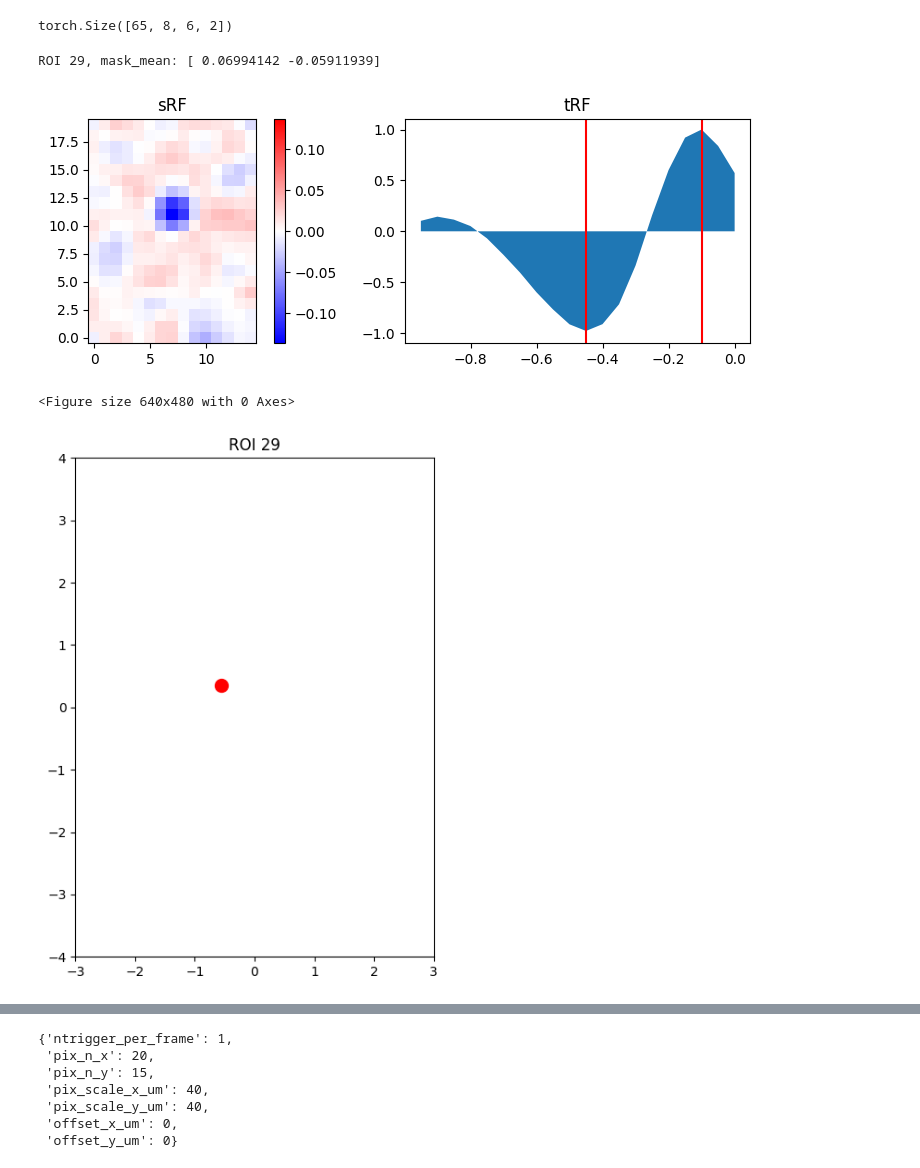
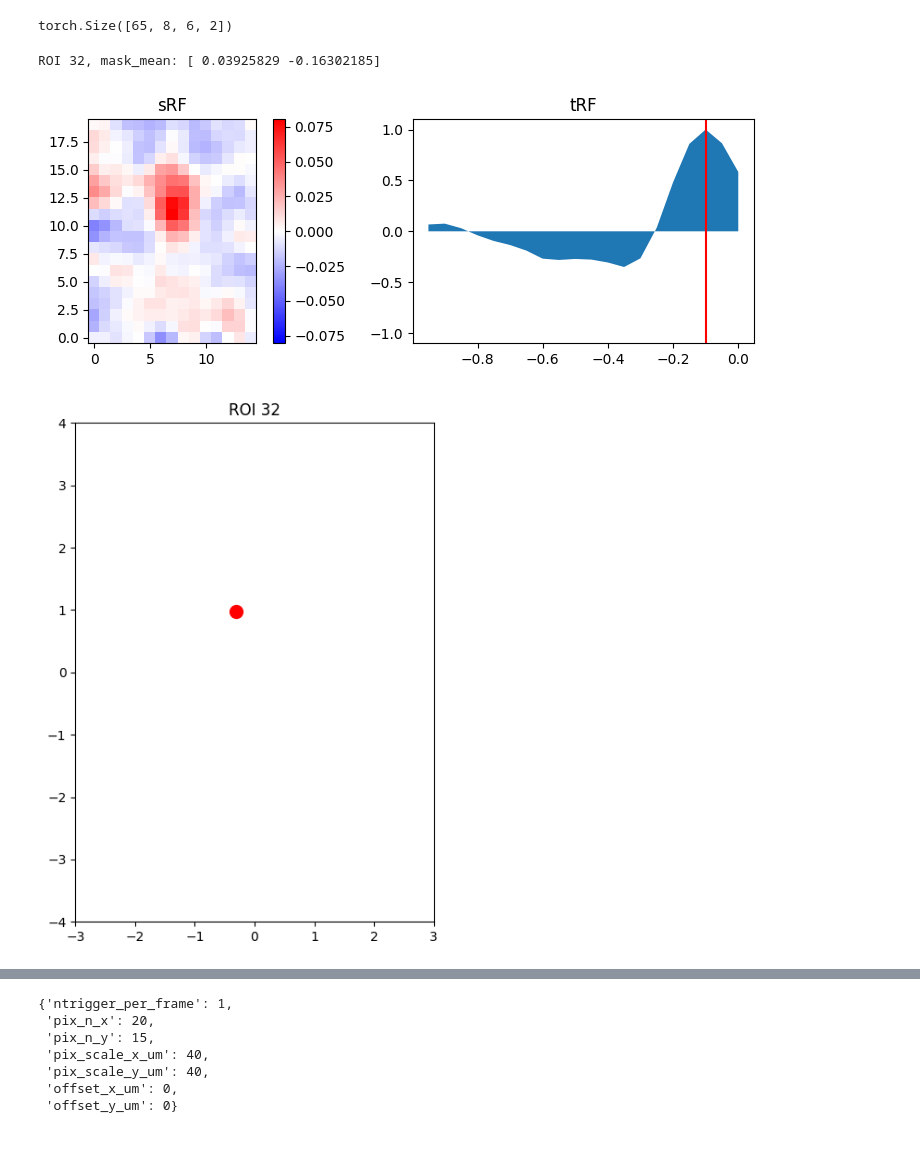
Before and after one commit to SamuelSuhai/model_in_the_loop, a Jupyter notebook: notebooks/gui/visualization_gui_experiments.ipynb, the cells around one changed output, grey strips where cells are left out. Cells and saved outputs as stored; diff of their text form; code cells hidden in the pictures.

```diff
--- a/notebooks/gui/visualization_gui_experiments.ipynb
+++ b/notebooks/gui/visualization_gui_experiments.ipynb
@@ -233,30 +228,28 @@ spatial_readout.grid.shape
 # %% [output]
 torch.Size([65, 8, 6, 2])
 # %%
-idx = 17
 import matplotlib.pyplot as plt
 def compare_srf_and_mask_mean(idx):
     roi = randomp_seed_mei_wrapper.rois_after_filtering[idx]
     print(f"ROI {roi}, mask_mean: {mask_mean[idx]}")
     w_scale,h_scale = mask_mean[idx]
 
     # make negative
     w_scale = -w_scale
     h_scale = -h_scale
 
     sta_wrapper.plot1(roi)
     fig,ax = plt.subplots(figsize= (5,7))
     ax.scatter(w_scale * 8, h_scale * 6, c='red', s=100, label='Mask Mean')
     ax.set_xlim([-3, 3])
     ax.set_ylim([-4,4])
     ax.set_title(f"ROI {roi}")
 
-compare_srf_and_mask_mean(idx)
+compare_srf_and_mask_mean(19)
 # %% [output]
-ROI 29, mask_mean: [ 0.06994142 -0.05911939]
+ROI 32, mask_mean: [ 0.03925829 -0.16302185]
-[figure, old version]
+[figure, new version]
-<Figure size 640x480 with 0 Axes>
-[figure, old version]
+[figure, new version]
 # %%
 import numpy as np
 def compare_srf_with_mei(idx):
```
Also changed, not shown: parts of 13 cells of this notebook, 4 other files.
